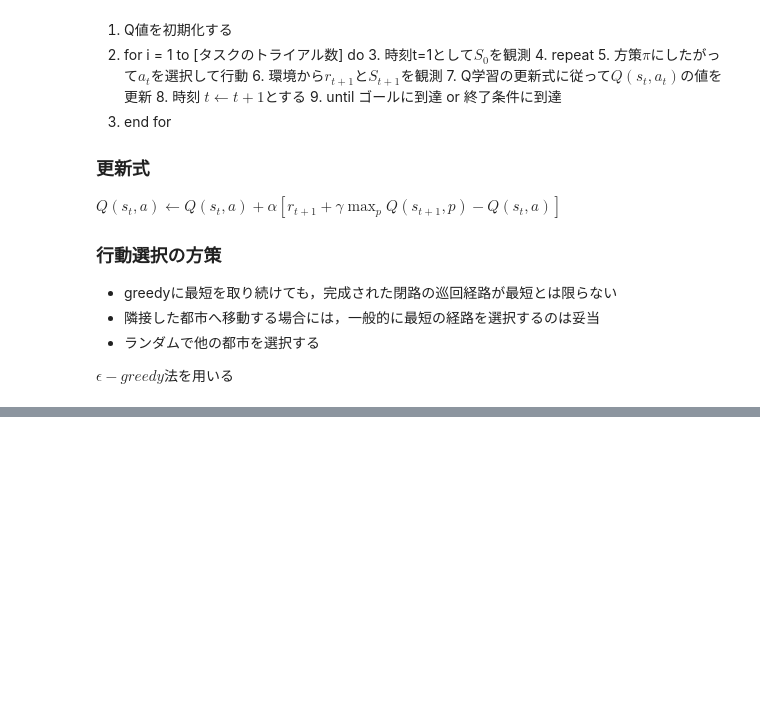
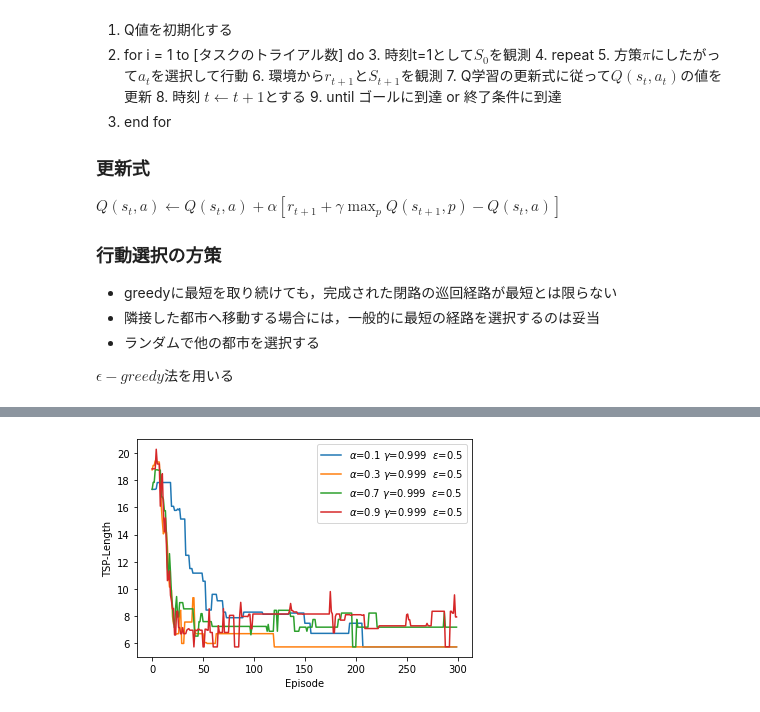
Before and after one commit to ishiyeahman/RL-test, a Jupyter notebook: RL_test.ipynb, the cells around one changed output, grey strips where cells are left out. Cells and saved outputs as stored; diff of their text form; code cells hidden in the pictures; blank space fills up the shorter version.

```diff
--- a/RL_test.ipynb
+++ b/RL_test.ipynb
@@ -437,0 +469,14 @@ array([[           -inf,  0.00000000e+00,  0.00000000e+00,
+# %%
+from google.colab import files
+
+plt.xlabel("Episode")
+plt.ylabel("TSP-Length")
+
+for i in range(len(prm)):
+    plt.plot(list(range(EPISODE)) ,G_SIZE[i], label=fr"$\alpha$={prm[i]} $\gamma$=0.999  $\epsilon$=0.5")
+
+plt.legend()
+# plt.show()
+plt.savefig("graph_alpha.pdf")
+files.download("graph_alpha.pdf")
+# %% [output]
@@ -437,0 +485 @@ array([[           -inf,  0.00000000e+00,  0.00000000e+00,
+[figure, added]
```
Also changed, not shown: parts of 11 cells of this notebook.
